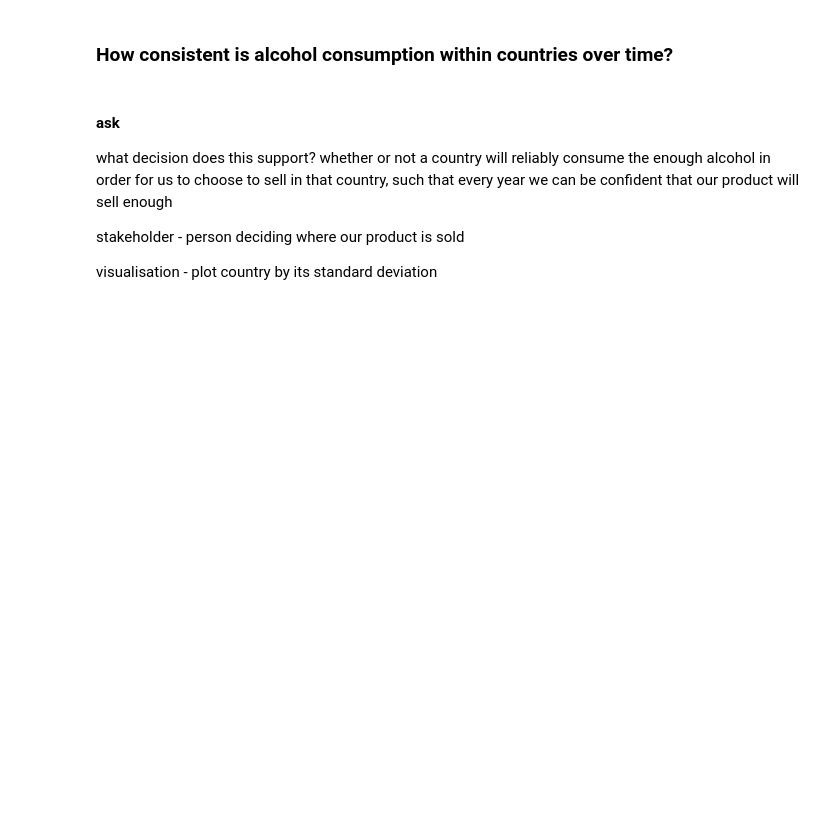
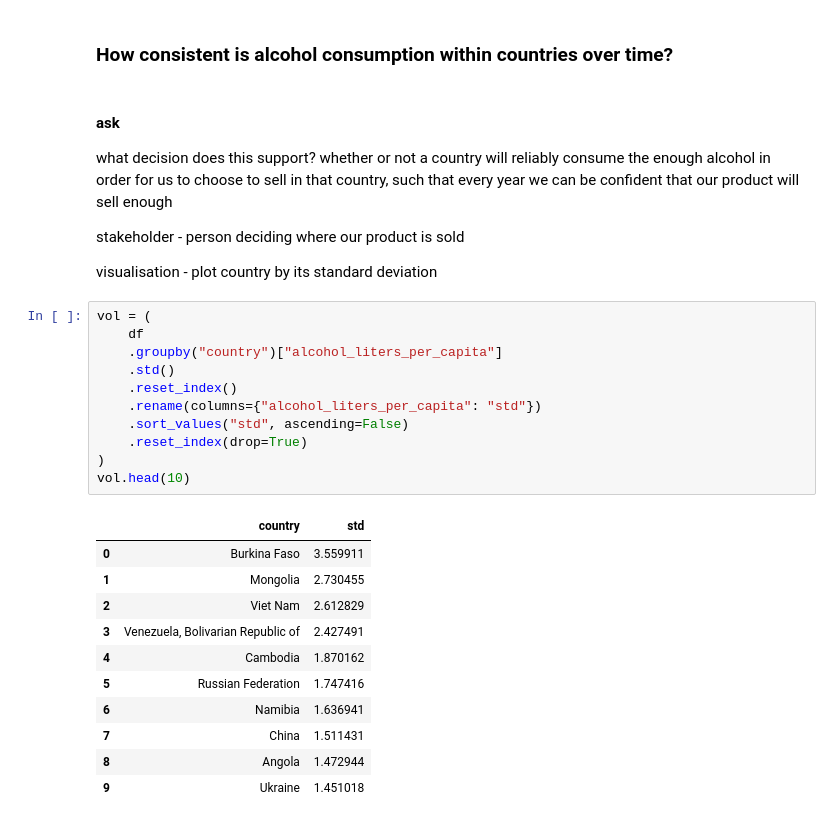
Before and after one commit to Huang-Hao-Gao/global-alcohol-consumption-analysis, a Jupyter notebook: analysis.ipynb, the cells around one changed output. Saved outputs shown, nothing was run; the diff lists cells and outputs as text; blank space fills up the shorter version.

```diff
--- a/analysis.ipynb
+++ b/analysis.ipynb
@@ -316,3 +316,26 @@ what decision does this support? whether or not a country will reliably consume
 stakeholder - person deciding where our product is sold
 
 visualisation - plot country by its standard deviation
+# %%
+vol = (
+    df
+    .groupby("country")["alcohol_liters_per_capita"]
+    .std()
+    .reset_index()
+    .rename(columns={"alcohol_liters_per_capita": "std"})
+    .sort_values("std", ascending=False)
+    .reset_index(drop=True)
+)
+vol.head(10)
+# %% [output]
+|  | country | std |
+| 0 | Burkina Faso | 3.559911 |
+| 1 | Mongolia | 2.730455 |
+| 2 | Viet Nam | 2.612829 |
+| 3 | Venezuela, Bolivarian Republic of | 2.427491 |
+| 4 | Cambodia | 1.870162 |
+| 5 | Russian Federation | 1.747416 |
+| 6 | Namibia | 1.636941 |
+| 7 | China | 1.511431 |
+| 8 | Angola | 1.472944 |
+| 9 | Ukraine | 1.451018 |
```
Also changed, not shown: parts of 1 cell of this notebook.
